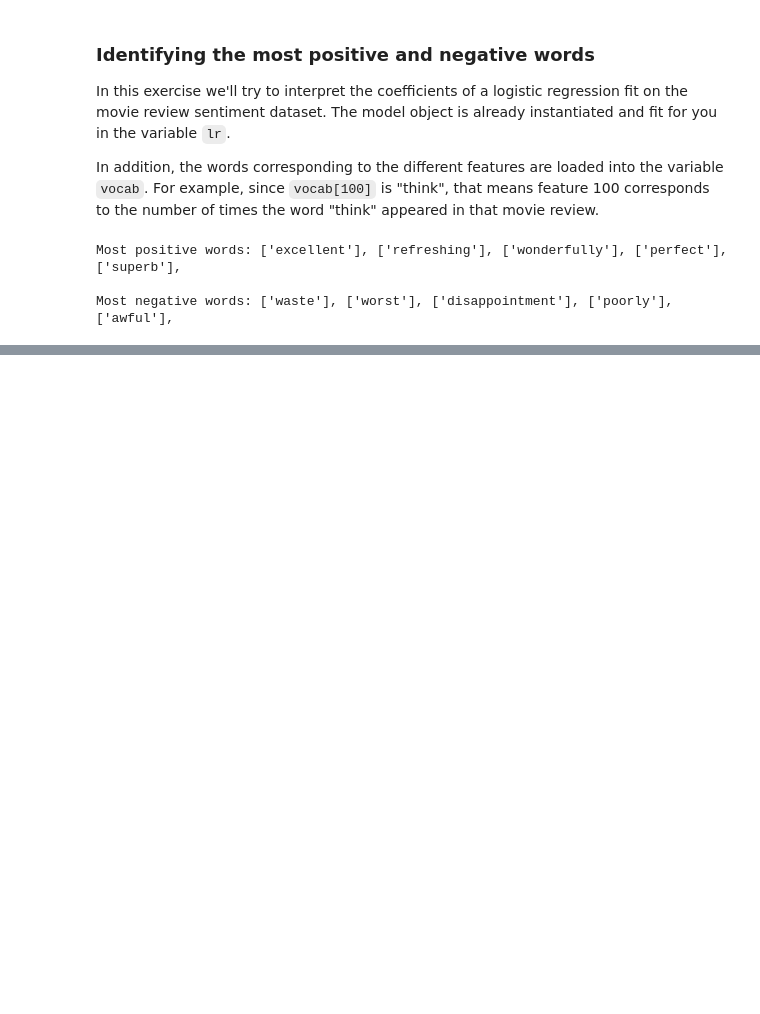
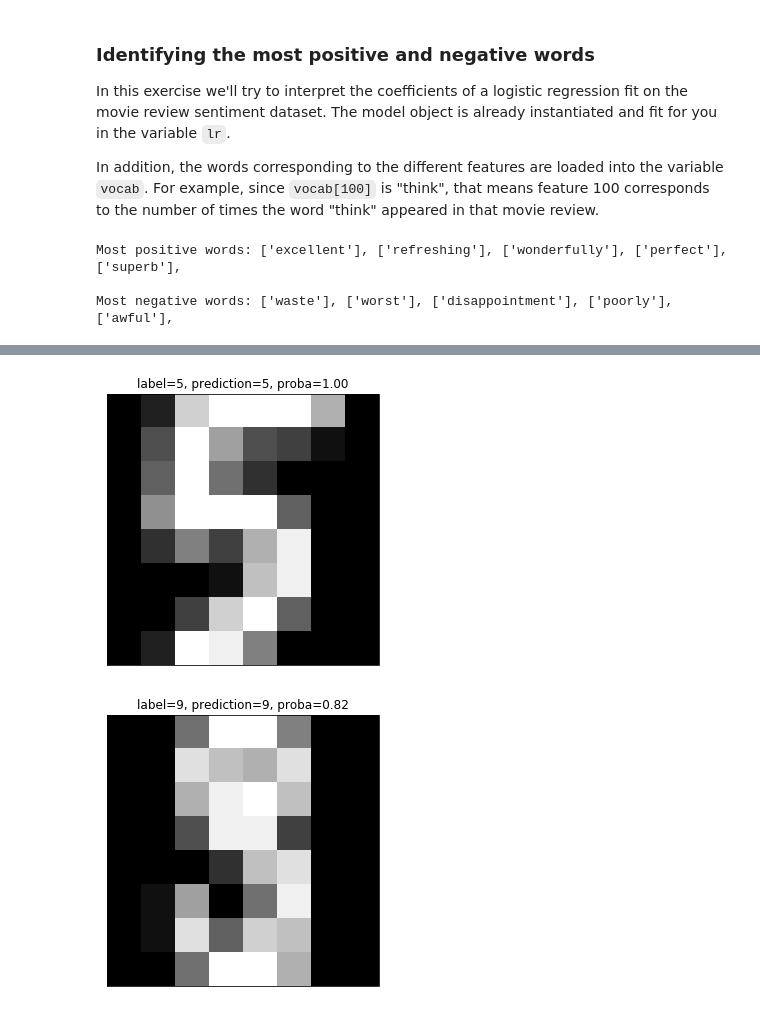
Before and after one commit to goodboychan/datacamp_repo, a Jupyter notebook: Linear.Classifiers.in.Python/Logistic-regression.ipynb, the cells around one changed output, grey strips where cells are left out. Cells and saved outputs as stored; diff of their text form; code cells hidden in the pictures; blank space fills up the shorter version.

```diff
--- a/Linear.Classifiers.in.Python/Logistic-regression.ipynb
+++ b/Linear.Classifiers.in.Python/Logistic-regression.ipynb
@@ -124,0 +251,33 @@ Most negative words: ['waste'], ['worst'], ['disappointment'], ['poorly'], ['awf
+# %%
+def show_digit(i, lr=None):
+    plt.imshow(np.reshape(X[i], (8,8)), cmap='gray',
+               vmin = 0, vmax = 16, interpolation=None)
+    plt.xticks(())
+    plt.yticks(())
+    if lr is None:
+        plt.title("class label = %d" % y[i])
+    else:
+        pred = lr.predict(X[i][None])
+        pred_prob = lr.predict_proba(X[i][None])[0,pred]
+        plt.title("label=%d, prediction=%d, proba=%.2f" % (y[i], pred, pred_prob))
+        plt.show()
+# %%
+X, y = digits.data, digits.target
+# %%
+lr = LogisticRegression(max_iter=10000)
+lr.fit(X, y)
+
+# Get predicted probabilties
+proba = lr.predict_proba(X)
+
+# Sort the example indices by their maximum probabilty
+proba_inds = np.argsort(np.max(proba, axis=1))
+
+# Show the most confident (least ambiguous) digit
+show_digit(proba_inds[-1], lr)
+
+# Show the least confident (most ambiguous) digit
+show_digit(proba_inds[0], lr)
+# %% [output]
+[figure, added]
+[figure, added]
```
Also changed, not shown: parts of 26 cells of this notebook, 6 other files.
